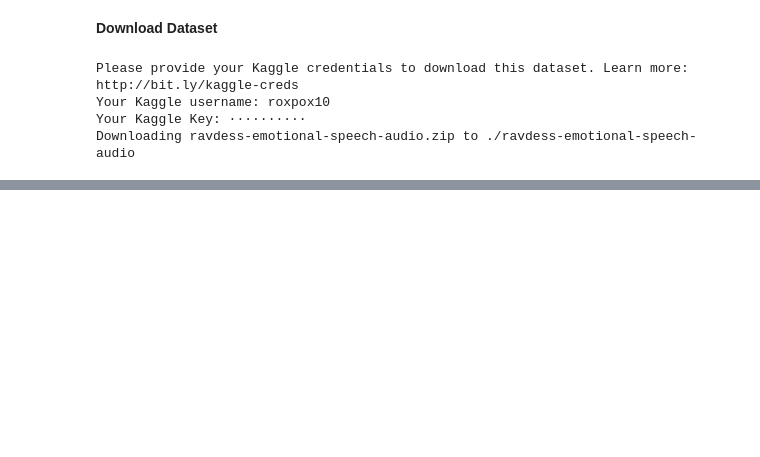
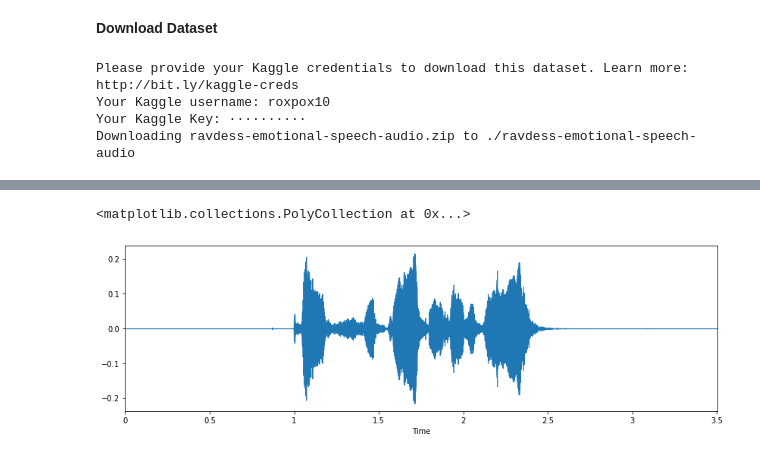
Before and after one commit to Userfound404/speech_recognition, a Jupyter notebook: emotion_recognition.ipynb, the cells around one changed output, grey strips where cells are left out. Cells and saved outputs as stored; diff of their text form; code cells hidden in the pictures; blank space fills up the shorter version.

```diff
--- a/emotion_recognition.ipynb
+++ b/emotion_recognition.ipynb
@@ -146,0 +273,10 @@ we do that by :
+# %%
+path = np.array(data_path.Path)[1]
+data, sample_rate = librosa.load(path)
+# %%
+#visualizing a single audio file
+plt.figure(figsize=(14,4))
+librosa.display.waveplot(y=data, sr=sample_rate)
+# %% [output]
+<matplotlib.collections.PolyCollection at 0x...>
+[figure, added]
```
Also changed, not shown: parts of 13 cells of this notebook.
